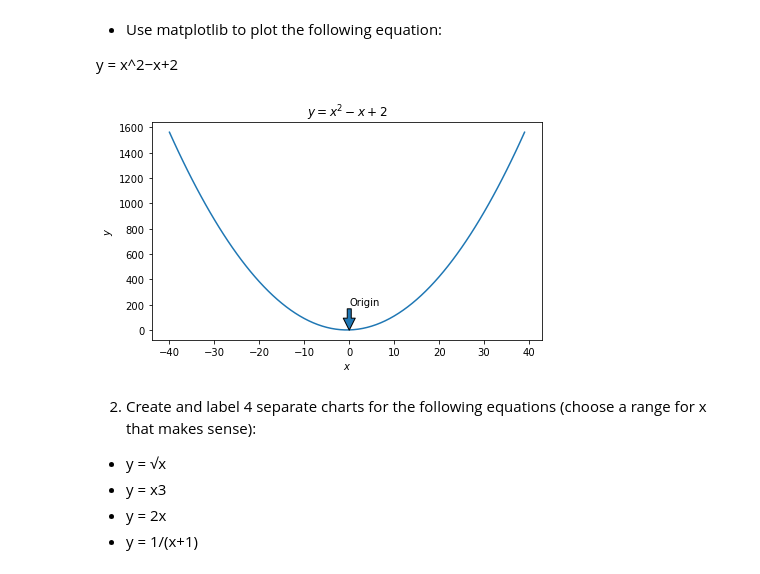
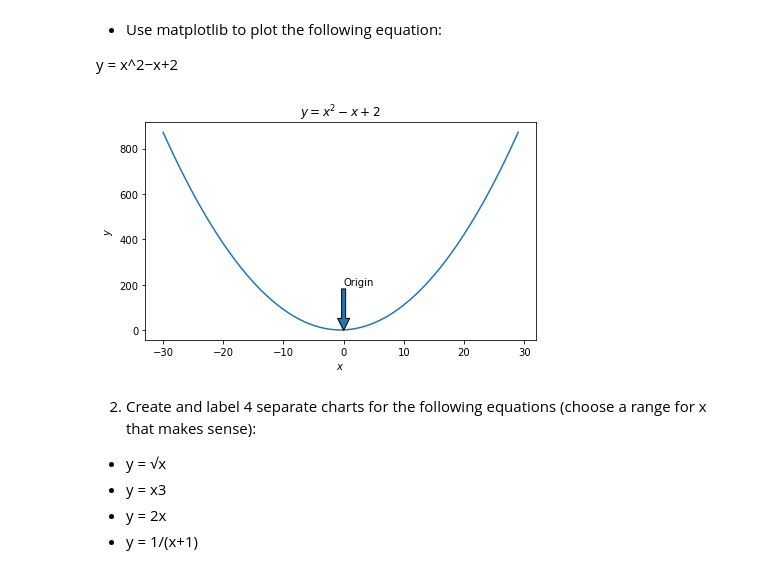
Before and after one commit to Severina7/numpy-pandas-visualization-exercises, a Jupyter notebook: matplotlib_exercises.ipynb, the cells around one changed output. Drawn from its saved outputs; the diff is of its cells as text; code cells hidden in the pictures.

```diff
--- a/matplotlib_exercises.ipynb
+++ b/matplotlib_exercises.ipynb
@@ -12,26 +12,27 @@ import math
 
 y = x^2−x+2
 # %%
-x = range(-40, 40)
+x = range(-30, 30)
 y = []
 
 for val in x:
     y.append((val**2 - val + 2))
 y = [(x**2 + x + 2) for x in x]
 fig = plt.figure(figsize = (7, 4))
 plt.plot(x, y)
 
+# For title
 plt.title('$ y = x^2 - x +2$')
-
+# For label
 plt.xlabel('$x$')
 plt.ylabel('$y$')
-
+# For annotation
 plt.annotate('Origin', xy = (0,0), xytext = (0, 200), arrowprops ={})
 %config InlineBackend.figure_format = 'png'
-
-plt.savefig('figure1.png')
+# For saving fig and assigning other parameters
+plt.savefig('function_fig.png', dpi = None, transparent = False)
 # %% [output]
-[figure, old version]
+[figure, new version]
 # %% [markdown]
 2. Create and label 4 separate charts for the following equations (choose a range for x that makes sense):
 
```
Also changed, not shown: parts of 3 cells of this notebook, 4 other files.
